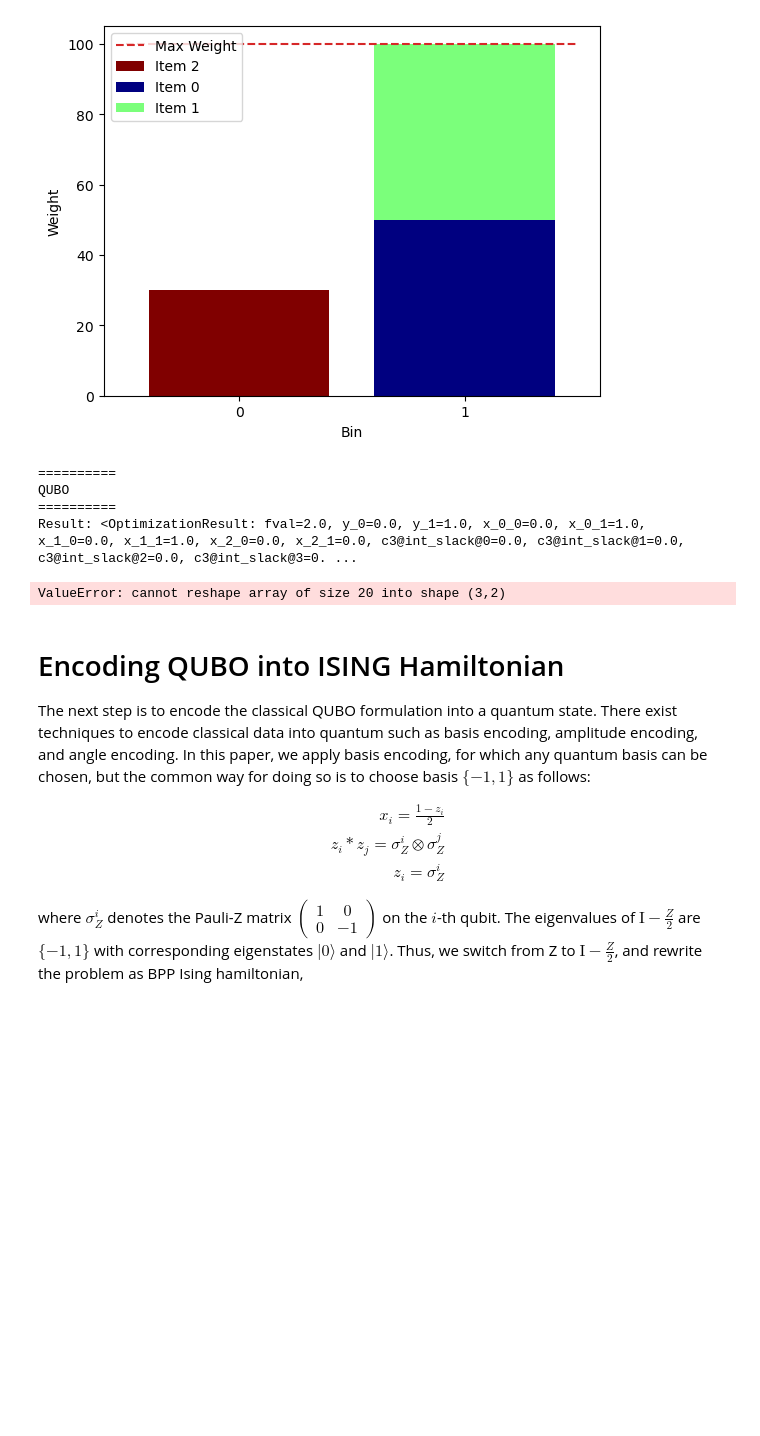
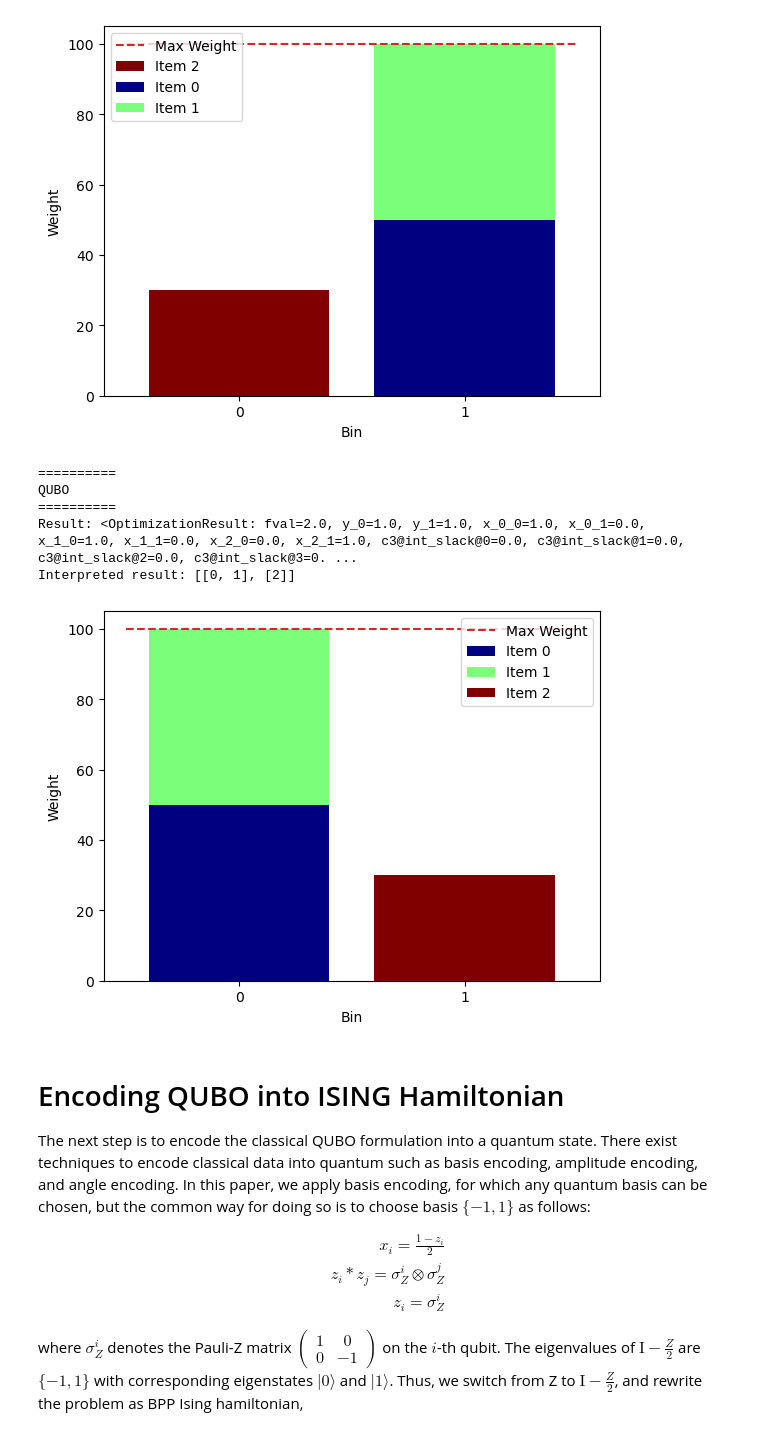
Before and after one commit to Yleisnero/hybrid-quantum-ass3, a Jupyter notebook: 3rd-assignment-hcqs.ipynb, the cells around one changed output. Drawn from its saved outputs; the diff is of its cells as text; code cells hidden in the pictures; blank space fills up the shorter version.

Commit message:
fix plot

```diff
--- a/3rd-assignment-hcqs.ipynb
+++ b/3rd-assignment-hcqs.ipynb
@@ -141,23 +141,30 @@ Interpreted result: [[2], [0, 1]]
 # %%
 ## QUBO
 print("\n" + "=" * 10 + "\nQUBO\n" + "=" * 10)
 
-# TODO
-penalty = 1
+penalty = 123  # TODO
 qp_qubo = QuadraticProgramToQubo(penalty=penalty).convert(qp)
 
 result_qubo = CplexOptimizer().solve(qp_qubo)
 print("Result:", result_qubo.__repr__())
-print("Interpreted result:", bp.interpret(result_qubo))
 
-# FIXME
-_ = bp.get_figure(result_qubo)
+# for plotting, take as much x/variables as there are in the non-qubo result
+result_qubo_for_plot = OptimizationResult(
+    x=result_qubo.x[0:len(result.x)],
+    fval=result_qubo.fval,
+    variables=result_qubo.variables[0:len(result.variables)],
+    status=result_qubo.status,
+    samples=result_qubo.samples,
+)
+print("Interpreted result:", bp.interpret(result_qubo_for_plot))
+_ = bp.get_figure(result_qubo_for_plot)
 # %% [output]
 ==========
 QUBO
 ==========
-Result: <OptimizationResult: fval=2.0, y_0=0.0, y_1=1.0, x_0_0=0.0, x_0_1=1.0, x_1_0=0.0, x_1_1=1.0, x_2_0=0.0, x_2_1=0.0, c3@int_slack@0=0.0, c3@int_slack@1=0.0, c3@int_slack@2=0.0, c3@int_slack@3=0. ...
+Result: <OptimizationResult: fval=2.0, y_0=1.0, y_1=1.0, x_0_0=1.0, x_0_1=0.0, x_1_0=1.0, x_1_1=0.0, x_2_0=0.0, x_2_1=1.0, c3@int_slack@0=0.0, c3@int_slack@1=0.0, c3@int_slack@2=0.0, c3@int_slack@3=0. ...
+Interpreted result: [[0, 1], [2]]
-ValueError: cannot reshape array of size 20 into shape (3,2)
+[figure, added]
 # %% [markdown]
 # Encoding QUBO into ISING Hamiltonian #
 The next step is to encode the classical QUBO formulation into a quantum state. There exist techniques to encode classical data into quantum such as basis encoding, amplitude encoding, and angle encoding. In this paper, we apply basis encoding, for which any quantum basis can be chosen, but the common way for doing so is to choose basis $\{-1,1\}$ as follows:
```
Also changed, not shown: parts of 1 cell of this notebook, 1 other file.
